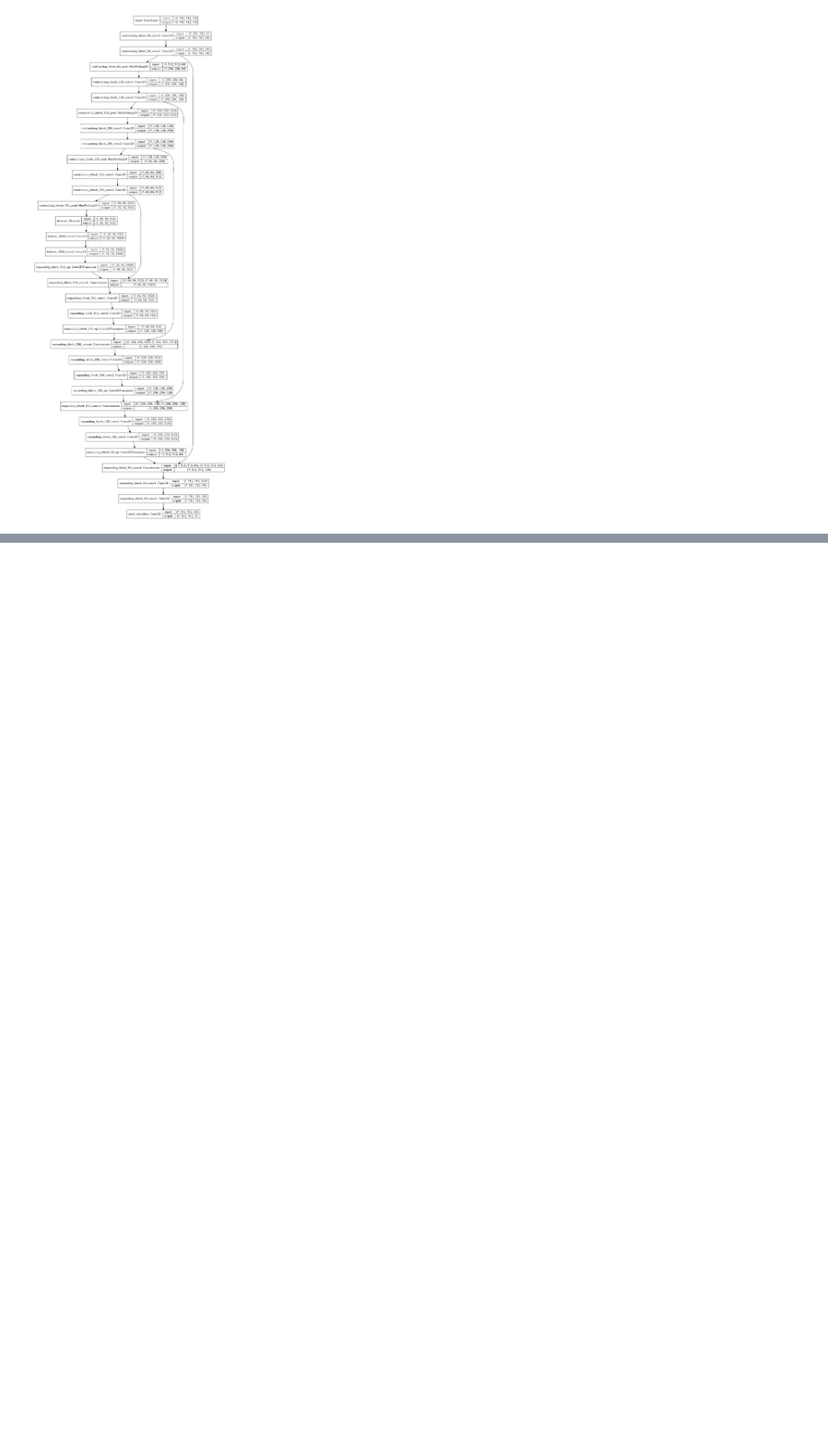
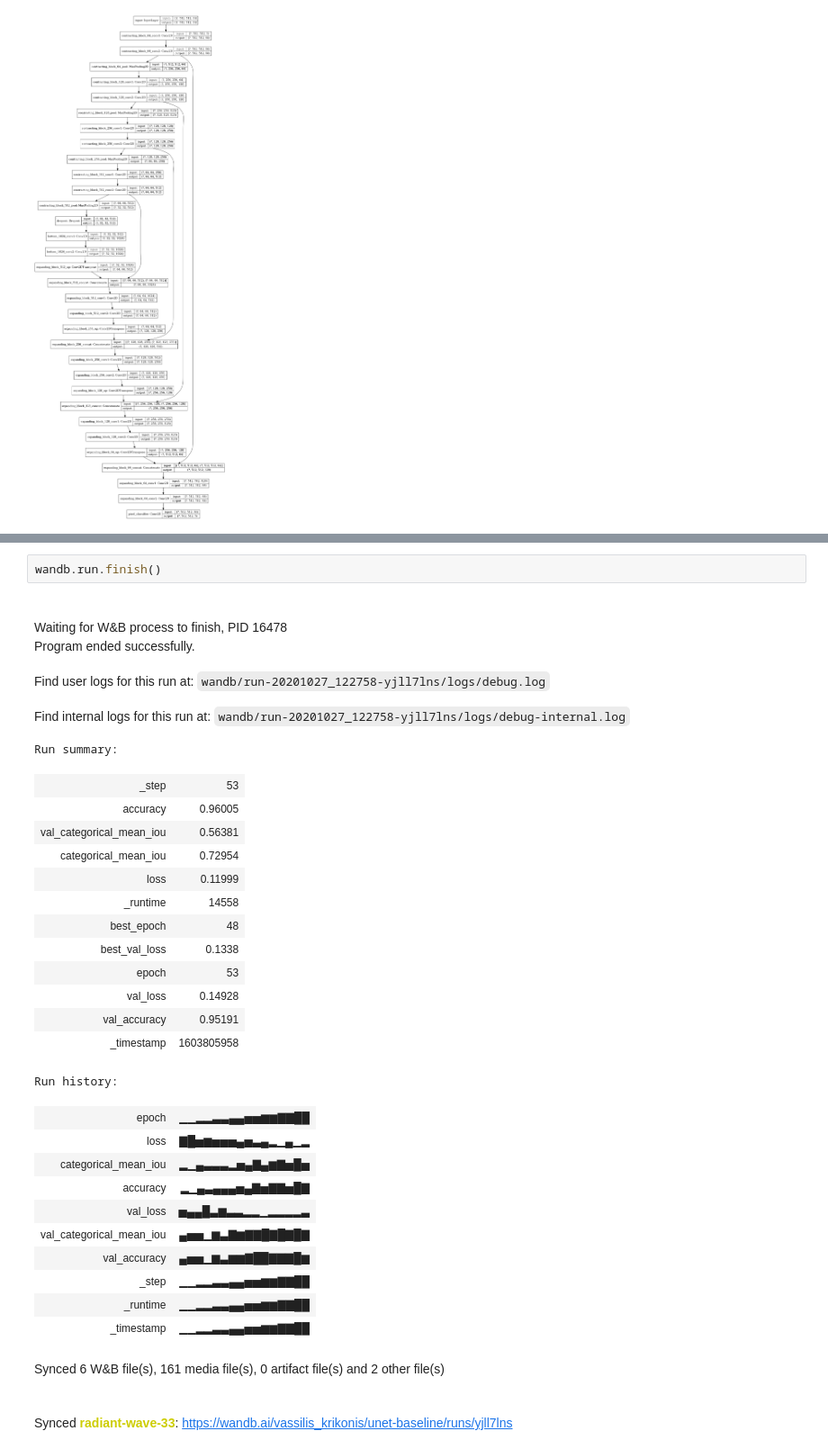
Before and after one commit to vassiliskrikonis/improving-segmentation-with-evidence-transfer, a Jupyter notebook: Baseline Unet.ipynb, the cells around one changed output, grey strips where cells are left out. Shown at 90% size. Drawn from its saved outputs; the diff is of its cells as text; blank space fills up the shorter version.

Commit message:
Trained new baseline
allow resuming of wandb run
in notebook

```diff
--- a/Baseline Unet.ipynb
+++ b/Baseline Unet.ipynb
@@ -125,0 +152,33 @@ for x, y_pred in zip(batch_x, preds):
+# %%
+wandb.run.finish()
+# %% [output]
+Waiting for W&B process to finish, PID 16478
+Program ended successfully.
+Find user logs for this run at: wandb/run-20201027_122758-yjll7lns/logs/debug.log
+Find internal logs for this run at: wandb/run-20201027_122758-yjll7lns/logs/debug-internal.log
+Run summary:
+| _step | 53 |
+| accuracy | 0.96005 |
+| val_categorical_mean_iou | 0.56381 |
+| categorical_mean_iou | 0.72954 |
+| loss | 0.11999 |
+| _runtime | 14558 |
+| best_epoch | 48 |
+| best_val_loss | 0.1338 |
+| epoch | 53 |
+| val_loss | 0.14928 |
+| val_accuracy | 0.95191 |
+| _timestamp | 1603805958 |
+Run history:
+| epoch | ▁▁▂▂▃▃▄▄▅▅▆▆▇▇██ |
+| loss | ▇█▅▆▅▅▅▄▅▃▄▂▁▄▁▂ |
+| categorical_mean_iou | ▂▁▄▃▃▃▂▅▄▇▄▆▇▅█▅ |
+| accuracy | ▂▁▄▃▄▄▄▅▄▇▅▇▇▅█▇ |
+| val_loss | ▅▄▄█▃▆▃▃▂▂▁▂▂▂▂▃ |
+| val_categorical_mean_iou | ▄▅▅▁▆▃▇▆▇▇█▇█▇█▇ |
+| val_accuracy | ▄▅▅▁▆▃▆▆▇██▇▇▇█▆ |
+| _step | ▁▁▂▂▃▃▄▄▅▅▆▆▇▇██ |
+| _runtime | ▁▁▂▂▃▃▄▄▅▅▆▆▇▇██ |
+| _timestamp | ▁▁▂▂▃▃▄▄▅▅▆▆▇▇██ |
+Synced 6 W&B file(s), 161 media file(s), 0 artifact file(s) and 2 other file(s)
+Synced radiant-wave-33: https://wandb.ai/vassilis_krikonis/unet-baseline/runs/yjll7lns
```
Also changed, not shown: parts of 6 cells of this notebook.
